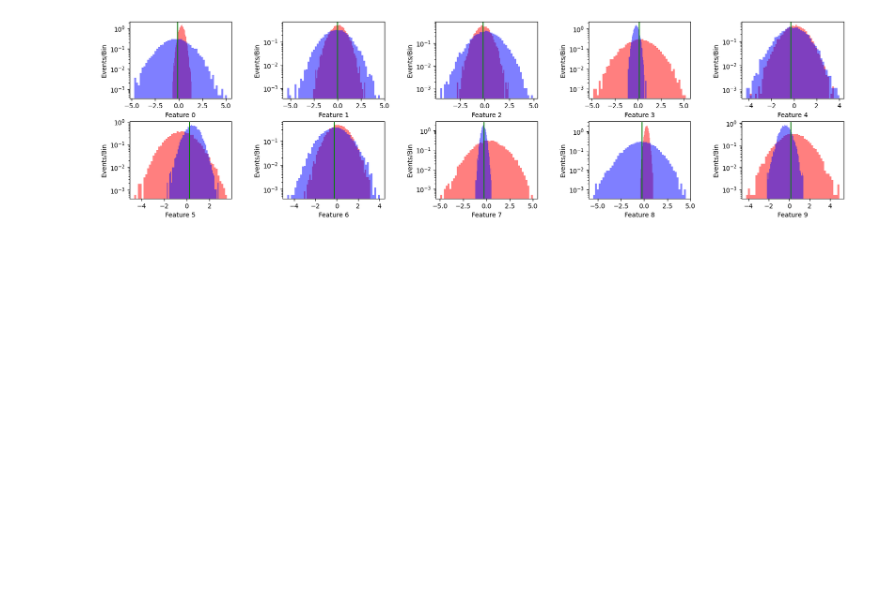
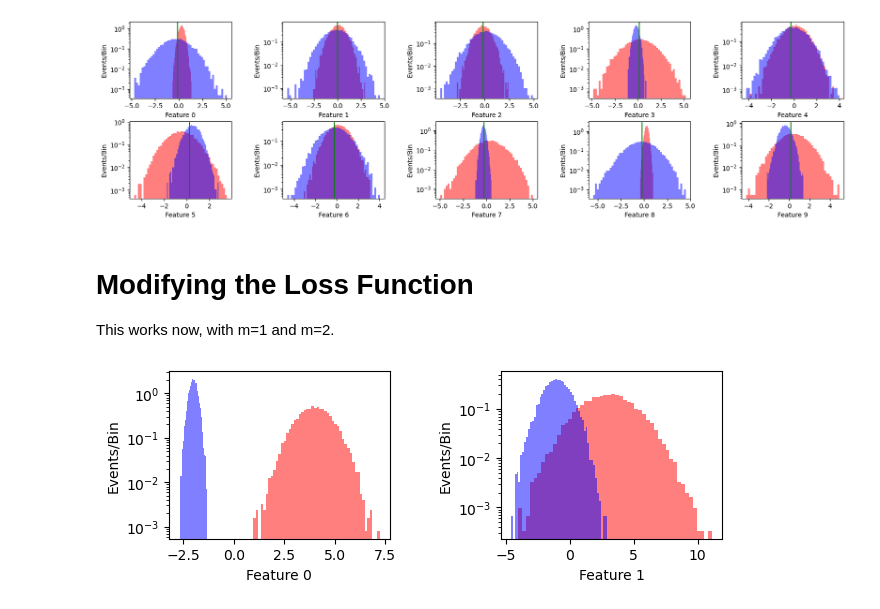
Before and after one commit to scipp-atlas/cabin-notebooks, a Jupyter notebook: LearningCuts.ipynb, the cells around one changed output. Drawn from its saved outputs; the diff is of its cells as text; code cells hidden in the pictures; blank space fills up the shorter version.

```diff
--- a/LearningCuts.ipynb
+++ b/LearningCuts.ipynb
@@ -579,13 +600,11 @@ for i in range(len(test_outputs)):
         print(y_test[i])
         print(x_test_tensor[i])
         print(test_outputs[i])
-        print(torch.zeros(m))
-        print(tt)
         print(t)
     if torch.equal(t,trues) and y_test[i]==1.:
         num_pass_test+=1
-    elif torch.equal(t,falses) and y_test[i]==0.:
-        num_pass_test+=1
+    #elif torch.equal(t,falses) and y_test[i]==0.:
+    #    num_pass_test+=1
 
 effic_test = num_pass_test / total_test
 print(effic_test)
@@ -758,3 +790,47 @@ for b in range(m):
     ax.axvline(x = scaled_cuts[b], color='g')
 # %% [output]
 [figure]
+# %% [markdown]
+# Modifying the Loss Function
+
+This works now, with m=1 and m=2.
+# %%
+N=10000 # number of points
+m=2 # dimensions
+# %%
+# array of means and widths for gaussians,
+# indices are:
+# - number of dimensions
+# - signal (0) vs background (1)
+# - mean (0) vs width (1)
+np.random.seed(123)
+means_widths=[[[4,0.4],
+               [-2,.10]],
+              [[3,1.0],
+               [-1,0.5]]]
+
+width_scale_factor=2.
+mean_scale_factor=2.
+
+# now construct the training data.  after taking transpose, should be N rows by m columns.
+x_signal=np.array([means_widths[i][0][0]+width_scale_factor*np.fabs(means_widths[i][0][1])*np.random.randn(N) for i in range(m)]).T
+y_signal=np.ones(N)
+x_backgr=np.array([means_widths[i][1][0]+width_scale_factor*np.fabs(means_widths[i][1][1])*np.random.randn(N) for i in range(m)]).T
+y_backgr=np.zeros(N)
+x=np.concatenate((x_signal,x_backgr))
+y=np.concatenate((y_signal,y_backgr))
+# %%
+fig = plt.figure(figsize=(20,5))
+fig.tight_layout()
+nbins=50
+
+for b in range(m):
+    ax=fig.add_subplot(2,5,1+b)
+    plt.subplots_adjust(hspace=0.3,wspace=0.5)
+    plt.yscale('log')
+    ax.hist(x_signal[:,b],nbins,density=True,histtype='stepfilled',alpha=0.5,color='red')
+    ax.hist(x_backgr[:,b],nbins,density=True,histtype='stepfilled',alpha=0.5,color='blue')
+    ax.set_xlabel(f"Feature {b}")
+    ax.set_ylabel("Events/Bin")
+# %% [output]
+[figure, added]
```
Also changed, not shown: parts of 23 cells of this notebook.
